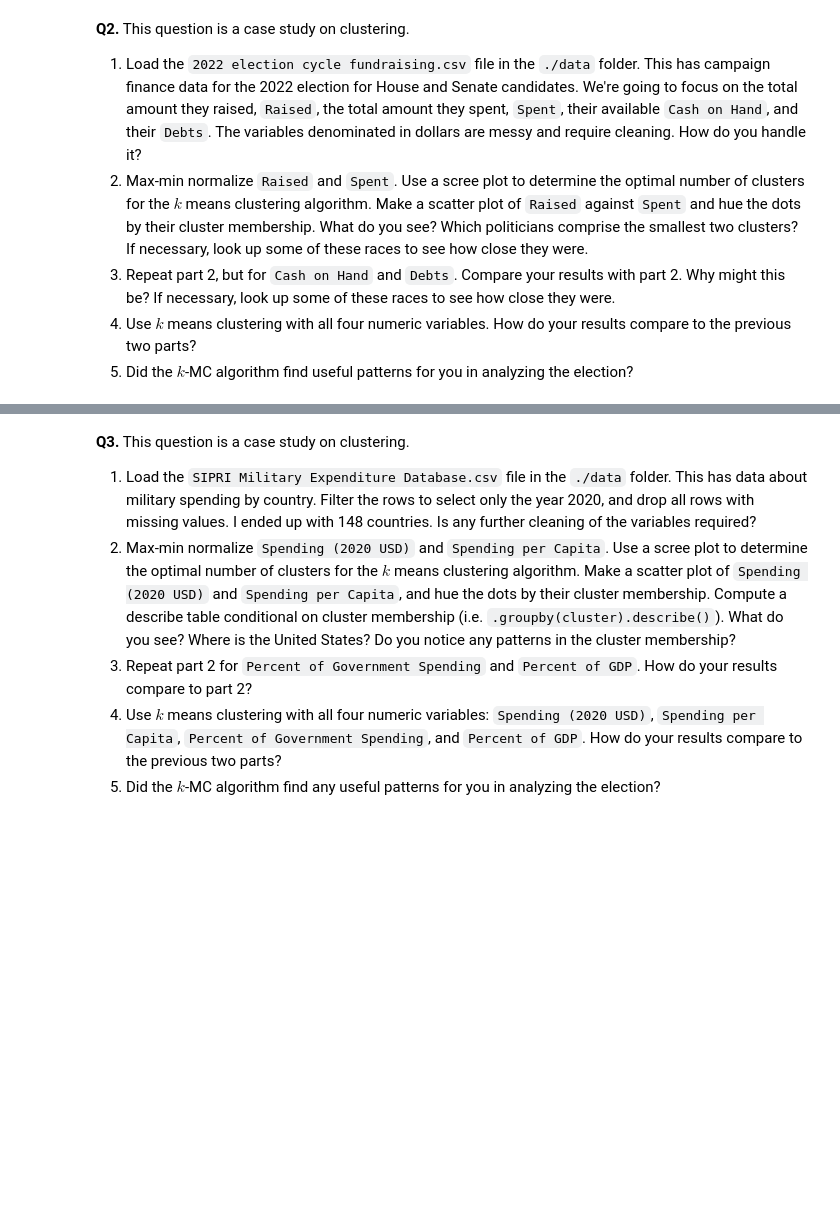
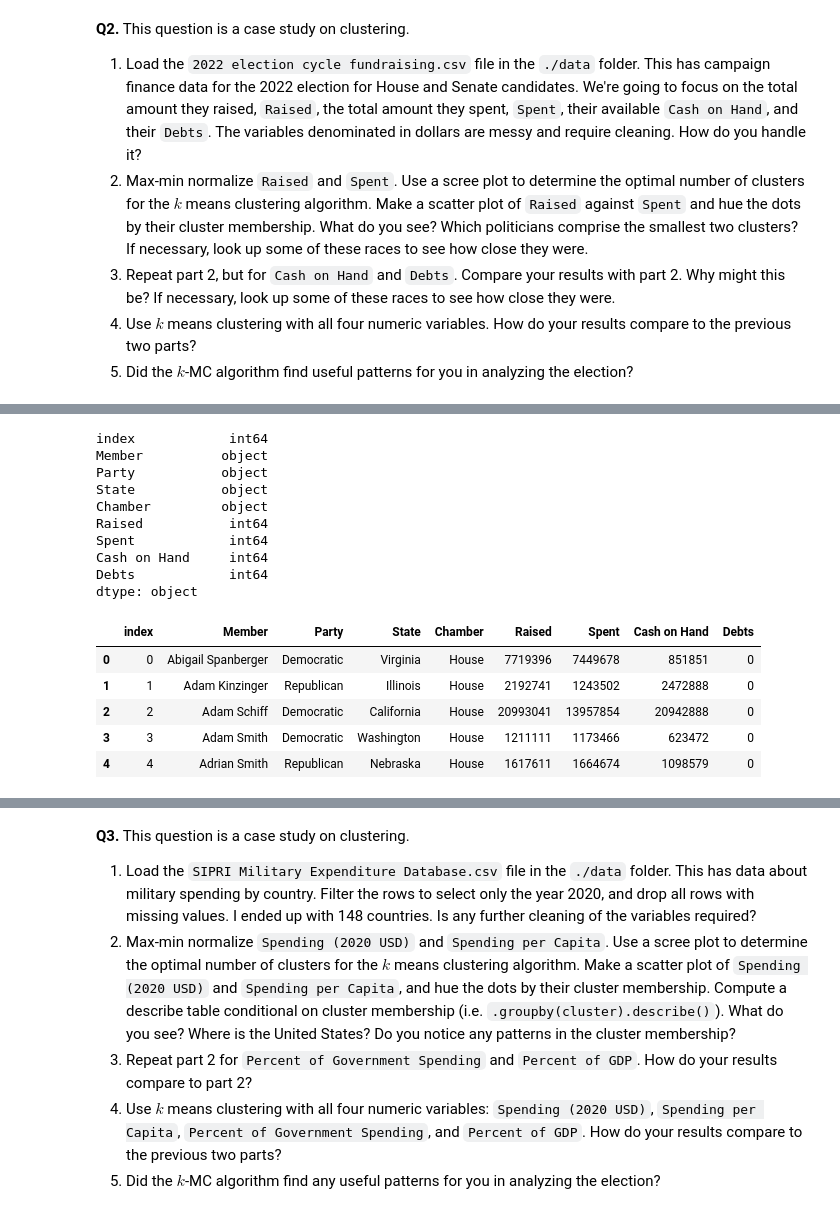
Before and after one commit to KaranRawatUVA/clustering, a Jupyter notebook: assignment/assignment_clustering.ipynb, the cells around one changed output, grey strips where cells are left out. Drawn from its saved outputs; the diff is of its cells as text; code cells hidden in the pictures; blank space fills up the shorter version.

```diff
--- a/assignment/assignment_clustering.ipynb
+++ b/assignment/assignment_clustering.ipynb
@@ -153,0 +165,33 @@ The elbow is essentially a drop off in SSE which helps people chose what k to us
+# %%
+df.dtypes
+
+# I have to clean up he dollar values. I will do this by removing the commas and dollar sign
+# Then I will convert it to a numeric value (in this case int)
+toClean = ['Raised','Spent','Cash on Hand','Debts']
+
+for i in toClean:
+  df[i] = df[i].astype(str).str.replace(',', '')
+  df[i] = df[i].str.replace('$', '')
+  df[i] = pd.to_numeric(df[i])
+
+
+print(df.dtypes)
+
+df.head()
+# %% [output]
+index            int64
+Member          object
+Party           object
+State           object
+Chamber         object
+Raised           int64
+Spent            int64
+Cash on Hand     int64
+Debts            int64
+dtype: object
+|  | index | Member | Party | State | Chamber | Raised | Spent | Cash on Hand | Debts |
+| 0 | 0 | Abigail Spanberger | Democratic | Virginia | House | 7719396 | 7449678 | 851851 | 0 |
+| 1 | 1 | Adam Kinzinger | Republican | Illinois | House | 2192741 | 1243502 | 2472888 | 0 |
+| 2 | 2 | Adam Schiff | Democratic | California | House | 20993041 | 13957854 | 20942888 | 0 |
+| 3 | 3 | Adam Smith | Democratic | Washington | House | 1211111 | 1173466 | 623472 | 0 |
+| 4 | 4 | Adrian Smith | Republican | Nebraska | House | 1617611 | 1664674 | 1098579 | 0 |
```
Also changed, not shown: parts of 3 cells of this notebook.
